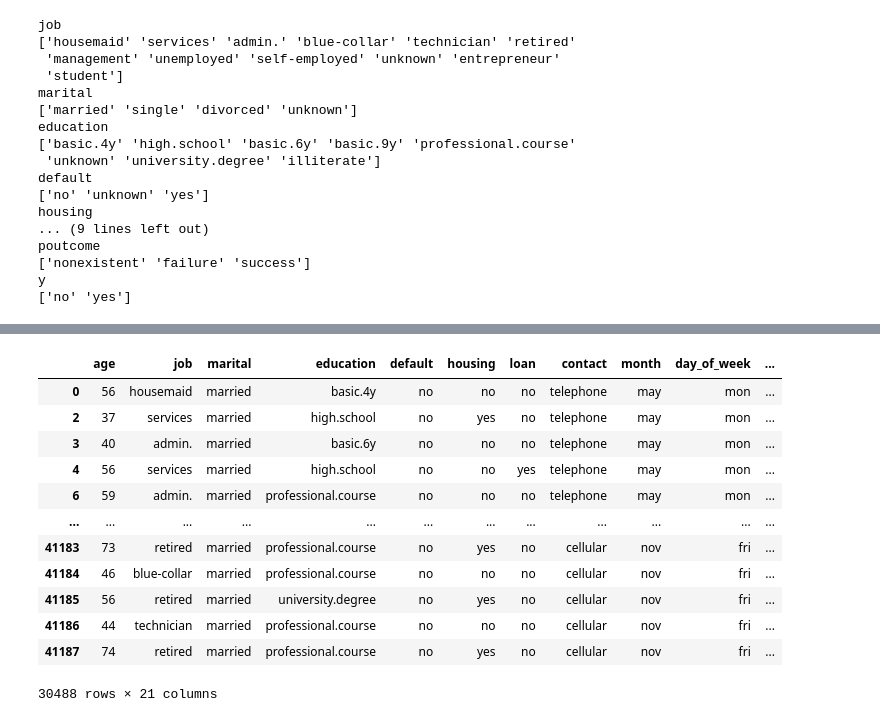
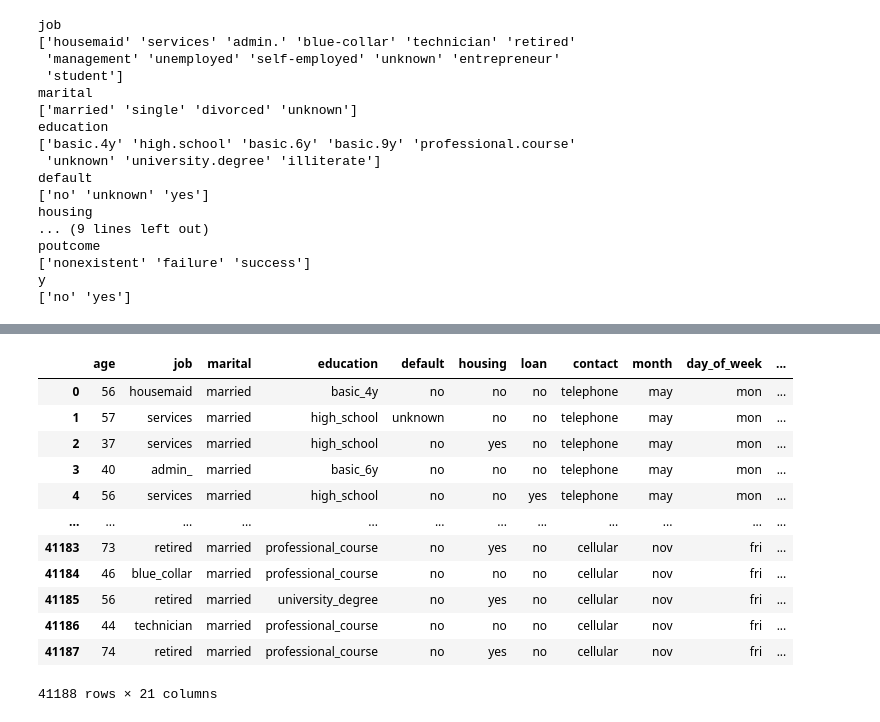
Before and after one commit to tejo30421/Bank-term-deposit, a Jupyter notebook: Draft.ipynb, the cells around one changed output, grey strips where cells are left out. Drawn from its saved outputs; the diff is of its cells as text; code cells hidden in the pictures.

```diff
--- a/Draft.ipynb
+++ b/Draft.ipynb
@@ -65,16 +54,18 @@ btd1
-# %%
-btd1.dropna()
-# %% [output]
-|  | age | job | marital | education | default | housing | loan | contact | month | day_of_week | ... |
-| 0 | 56 | housemaid | married | basic.4y | no | no | no | telephone | may | mon | ... |
-| 2 | 37 | services | married | high.school | no | yes | no | telephone | may | mon | ... |
-| 3 | 40 | admin. | married | basic.6y | no | no | no | telephone | may | mon | ... |
-| 4 | 56 | services | married | high.school | no | no | yes | telephone | may | mon | ... |
-| 6 | 59 | admin. | married | professional.course | no | no | no | telephone | may | mon | ... |
-| ... | ... | ... | ... | ... | ... | ... | ... | ... | ... | ... | ... |
-| 41183 | 73 | retired | married | professional.course | no | yes | no | cellular | nov | fri | ... |
-| 41184 | 46 | blue-collar | married | professional.course | no | no | no | cellular | nov | fri | ... |
-| 41185 | 56 | retired | married | university.degree | no | yes | no | cellular | nov | fri | ... |
-| 41186 | 44 | technician | married | professional.course | no | no | no | cellular | nov | fri | ... |
-| 41187 | 74 | retired | married | professional.course | no | yes | no | cellular | nov | fri | ... |
-30488 rows × 21 columns
+# %%
+btd1=btd.replace(to_replace='\.', value= "_", regex=True)
+btd2=btd1.replace(to_replace='\-', value= "_", regex=True)
+btd2
+# %% [output]
+|  | age | job | marital | education | default | housing | loan | contact | month | day_of_week | ... |
+| 0 | 56 | housemaid | married | basic_4y | no | no | no | telephone | may | mon | ... |
+| 1 | 57 | services | married | high_school | unknown | no | no | telephone | may | mon | ... |
+| 2 | 37 | services | married | high_school | no | yes | no | telephone | may | mon | ... |
+| 3 | 40 | admin_ | married | basic_6y | no | no | no | telephone | may | mon | ... |
+| 4 | 56 | services | married | high_school | no | no | yes | telephone | may | mon | ... |
+| ... | ... | ... | ... | ... | ... | ... | ... | ... | ... | ... | ... |
+| 41183 | 73 | retired | married | professional_course | no | yes | no | cellular | nov | fri | ... |
+| 41184 | 46 | blue_collar | married | professional_course | no | no | no | cellular | nov | fri | ... |
+| 41185 | 56 | retired | married | university_degree | no | yes | no | cellular | nov | fri | ... |
+| 41186 | 44 | technician | married | professional_course | no | no | no | cellular | nov | fri | ... |
+| 41187 | 74 | retired | married | professional_course | no | yes | no | cellular | nov | fri | ... |
+41188 rows × 21 columns
```
Also changed, not shown: parts of 27 cells of this notebook.
